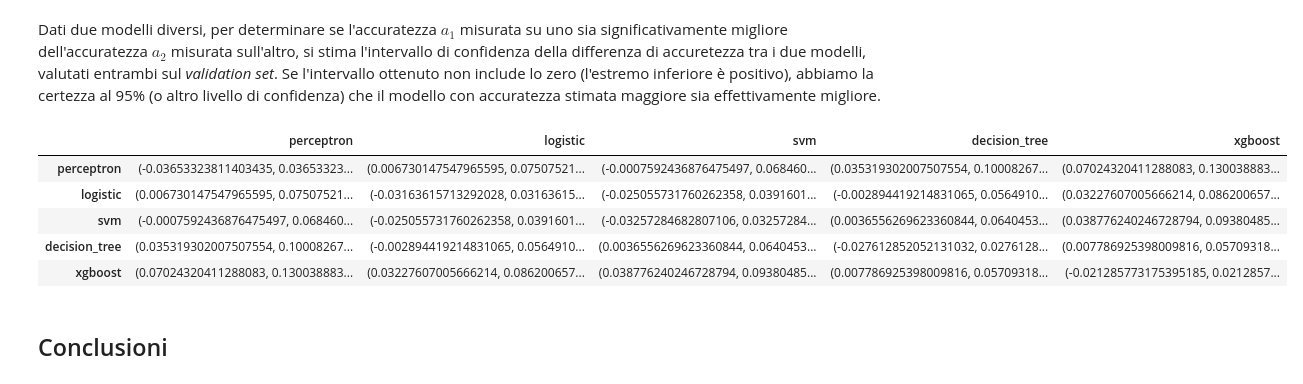
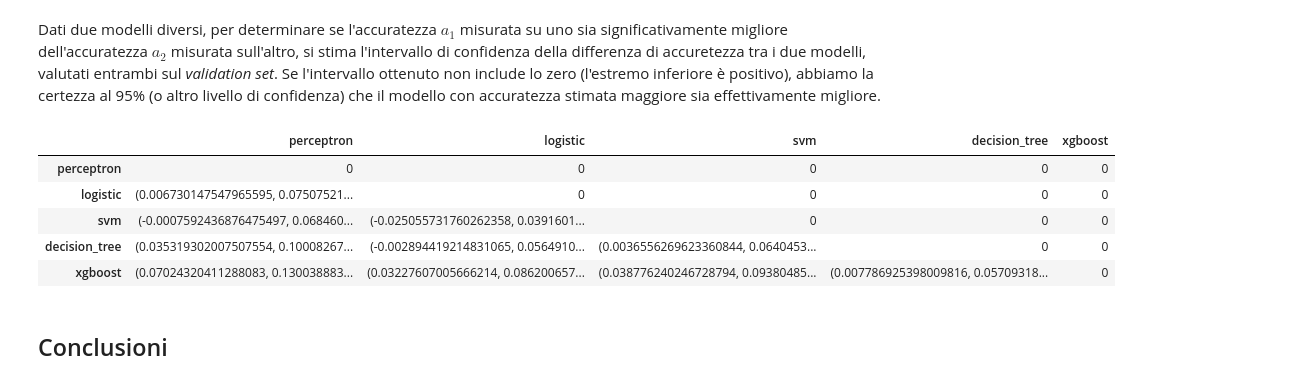
Before and after one commit to tassiluca/dia-project, a Jupyter notebook: fetal_health_classification.ipynb, the cells around one changed output. Saved outputs shown, nothing was run; the diff lists cells and outputs as text; code cells hidden in the pictures.

Commit message:
only display lower triangle score matrix

```diff
--- a/fetal_health_classification.ipynb
+++ b/fetal_health_classification.ipynb
@@ -1149,18 +1151,18 @@ n_models = len(models)
 # %%
 scores = np.empty((n_models, n_models), dtype=object)
 for m1, i in zip(models, range(n_models)):
     for m2, j in zip(models, range(n_models)):
         scores[i, j] = model_diff_interval(m1, m2, X_val, y_val)
-# scores = np.tril(scores, -1) # to display only the matrix lower triangle
+scores = np.tril(scores, -1) # to display only the matrix lower triangle
 scores = pd.DataFrame(scores, columns=model_names, index=model_names)
 scores
 # %% [output]
 |  | perceptron | logistic | svm | decision_tree | xgboost |
-| perceptron | (-0.03653323811403435, 0.03653323... | (0.006730147547965595, 0.07507521... | (-0.0007592436876475497, 0.068460... | (0.035319302007507554, 0.10008267... | (0.07024320411288083, 0.130038883... |
-| logistic | (0.006730147547965595, 0.07507521... | (-0.03163615713292028, 0.03163615... | (-0.025055731760262358, 0.0391601... | (-0.002894419214831065, 0.0564910... | (0.03227607005666214, 0.086200657... |
-| svm | (-0.0007592436876475497, 0.068460... | (-0.025055731760262358, 0.0391601... | (-0.03257284682807106, 0.03257284... | (0.0036556269623360844, 0.0640453... | (0.038776240246728794, 0.09380485... |
-| decision_tree | (0.035319302007507554, 0.10008267... | (-0.002894419214831065, 0.0564910... | (0.0036556269623360844, 0.0640453... | (-0.027612852052131032, 0.0276128... | (0.007786925398009816, 0.05709318... |
-| xgboost | (0.07024320411288083, 0.130038883... | (0.03227607005666214, 0.086200657... | (0.038776240246728794, 0.09380485... | (0.007786925398009816, 0.05709318... | (-0.021285773175395185, 0.0212857... |
+| perceptron | 0 | 0 | 0 | 0 | 0 |
+| logistic | (0.006730147547965595, 0.07507521... | 0 | 0 | 0 | 0 |
+| svm | (-0.0007592436876475497, 0.068460... | (-0.025055731760262358, 0.0391601... | 0 | 0 | 0 |
+| decision_tree | (0.035319302007507554, 0.10008267... | (-0.002894419214831065, 0.0564910... | (0.0036556269623360844, 0.0640453... | 0 | 0 |
+| xgboost | (0.07024320411288083, 0.130038883... | (0.03227607005666214, 0.086200657... | (0.038776240246728794, 0.09380485... | (0.007786925398009816, 0.05709318... | 0 |
 # %% [markdown]
 ## Conclusioni
 # %% [markdown]
```
Also changed, not shown: parts of 1 cell of this notebook.
